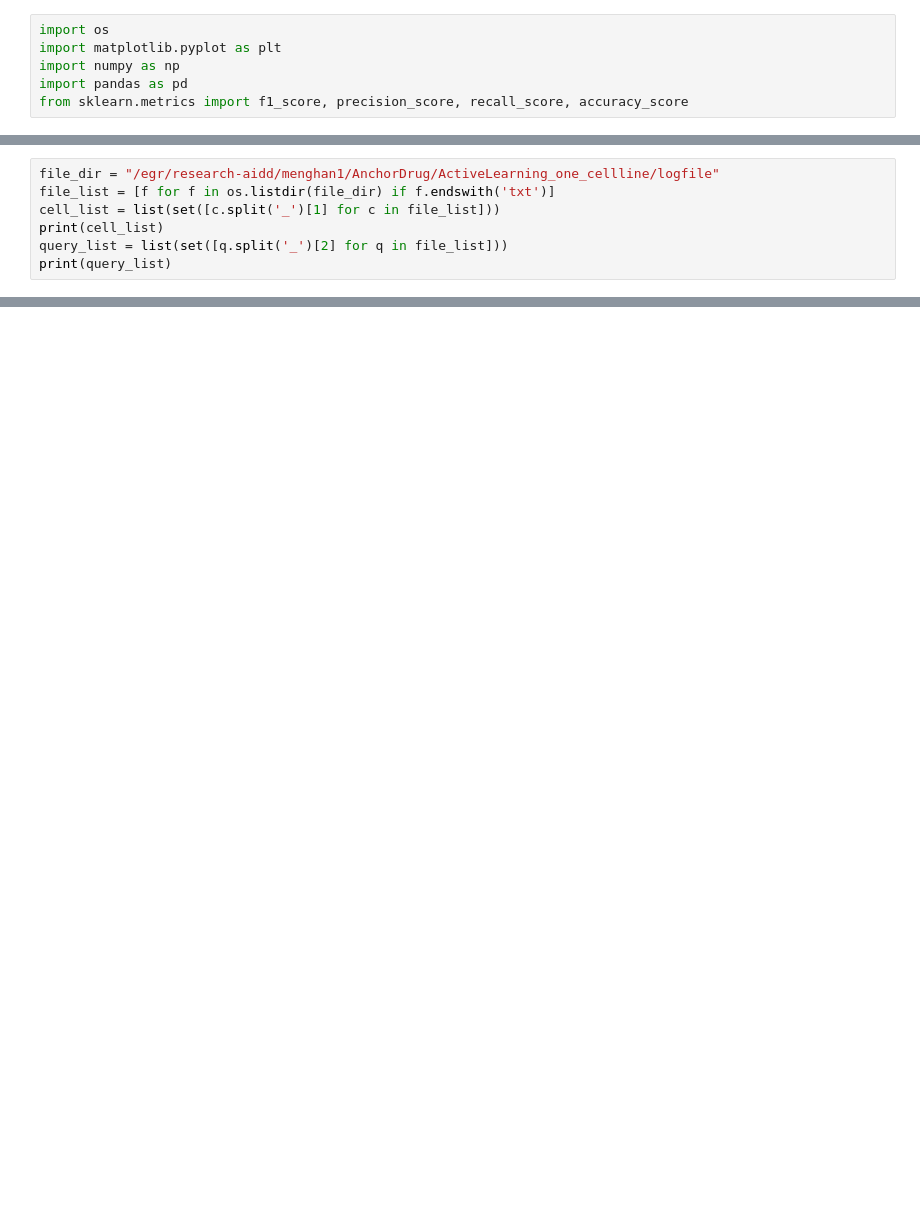
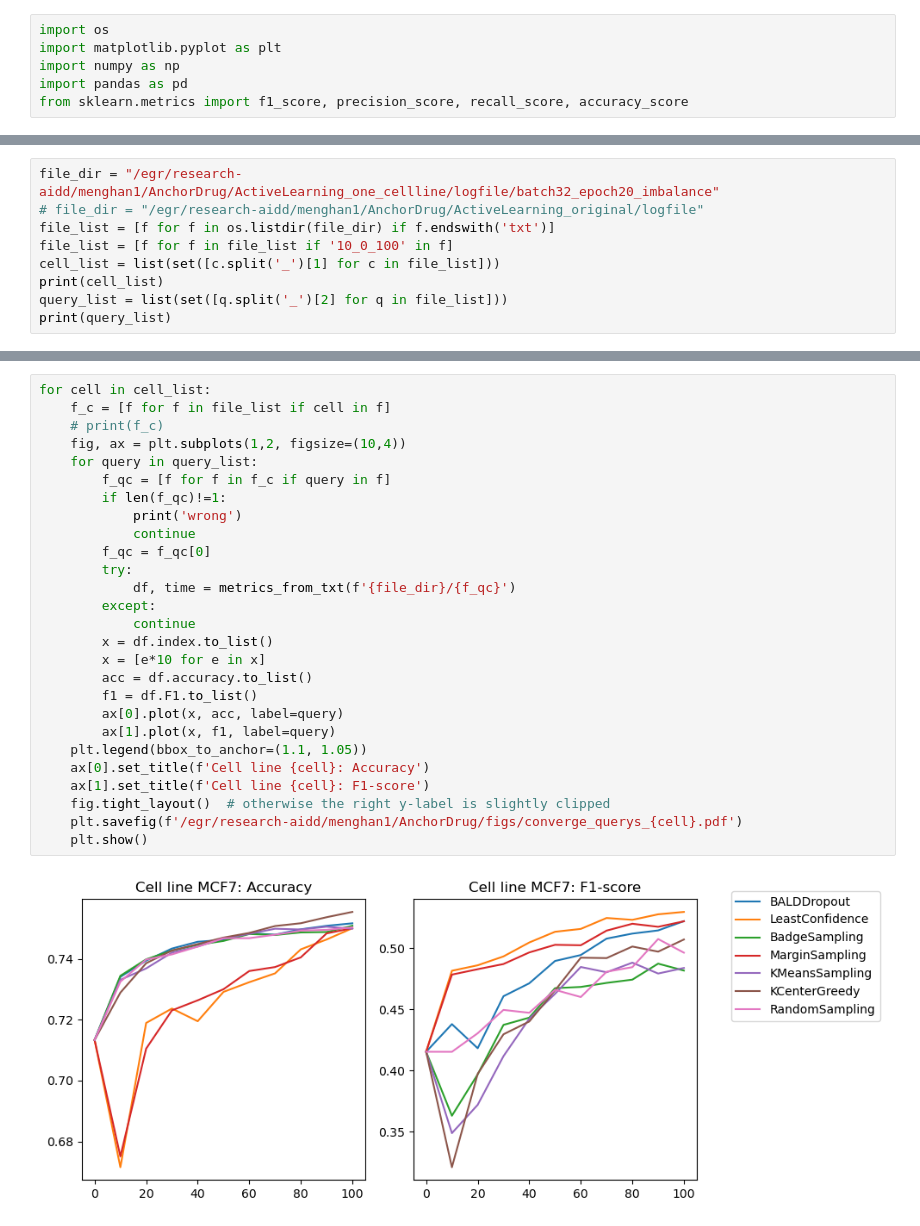
Before and after one commit to dearhannah/AnchorDrug_official, a Jupyter notebook: DataAnalysis/check_converge_querys.ipynb, the cells around one changed output, grey strips where cells are left out. Saved outputs shown, nothing was run; the diff lists cells and outputs as text; blank space fills up the shorter version.

```diff
--- a/DataAnalysis/check_converge_querys.ipynb
+++ b/DataAnalysis/check_converge_querys.ipynb
@@ -7,6 +42,8 @@ from sklearn.metrics import f1_score, precision_score, recall_score, accuracy_sc
 # %%
-file_dir = "/egr/research-aidd/menghan1/AnchorDrug/ActiveLearning_one_cellline/logfile"
+file_dir = "/egr/research-aidd/menghan1/AnchorDrug/ActiveLearning_one_cellline/logfile/batch32_epoch20_imbalance"
+# file_dir = "/egr/research-aidd/menghan1/AnchorDrug/ActiveLearning_original/logfile"
 file_list = [f for f in os.listdir(file_dir) if f.endswith('txt')]
+file_list = [f for f in file_list if '10_0_100' in f]
 cell_list = list(set([c.split('_')[1] for c in file_list]))
 print(cell_list)
 query_list = list(set([q.split('_')[2] for q in file_list]))
@@ -81,0 +54,29 @@ for cell in cell_list:
+# %%
+for cell in cell_list:
+    f_c = [f for f in file_list if cell in f]
+    # print(f_c)
+    fig, ax = plt.subplots(1,2, figsize=(10,4))
+    for query in query_list:
+        f_qc = [f for f in f_c if query in f]
+        if len(f_qc)!=1:
+            print('wrong')
+            continue
+        f_qc = f_qc[0]
+        try:
+            df, time = metrics_from_txt(f'{file_dir}/{f_qc}')
+        except:
+            continue
+        x = df.index.to_list()
+        x = [e*10 for e in x]
+        acc = df.accuracy.to_list()
+        f1 = df.F1.to_list()
+        ax[0].plot(x, acc, label=query)
+        ax[1].plot(x, f1, label=query)
+    plt.legend(bbox_to_anchor=(1.1, 1.05))
+    ax[0].set_title(f'Cell line {cell}: Accuracy')
+    ax[1].set_title(f'Cell line {cell}: F1-score')
+    fig.tight_layout()  # otherwise the right y-label is slightly clipped
+    plt.savefig(f'/egr/research-aidd/menghan1/AnchorDrug/figs/converge_querys_{cell}.pdf')
+    plt.show()
+# %% [output]
+[figure, added]
```
Also changed, not shown: parts of 4 cells of this notebook, 6 other files.
